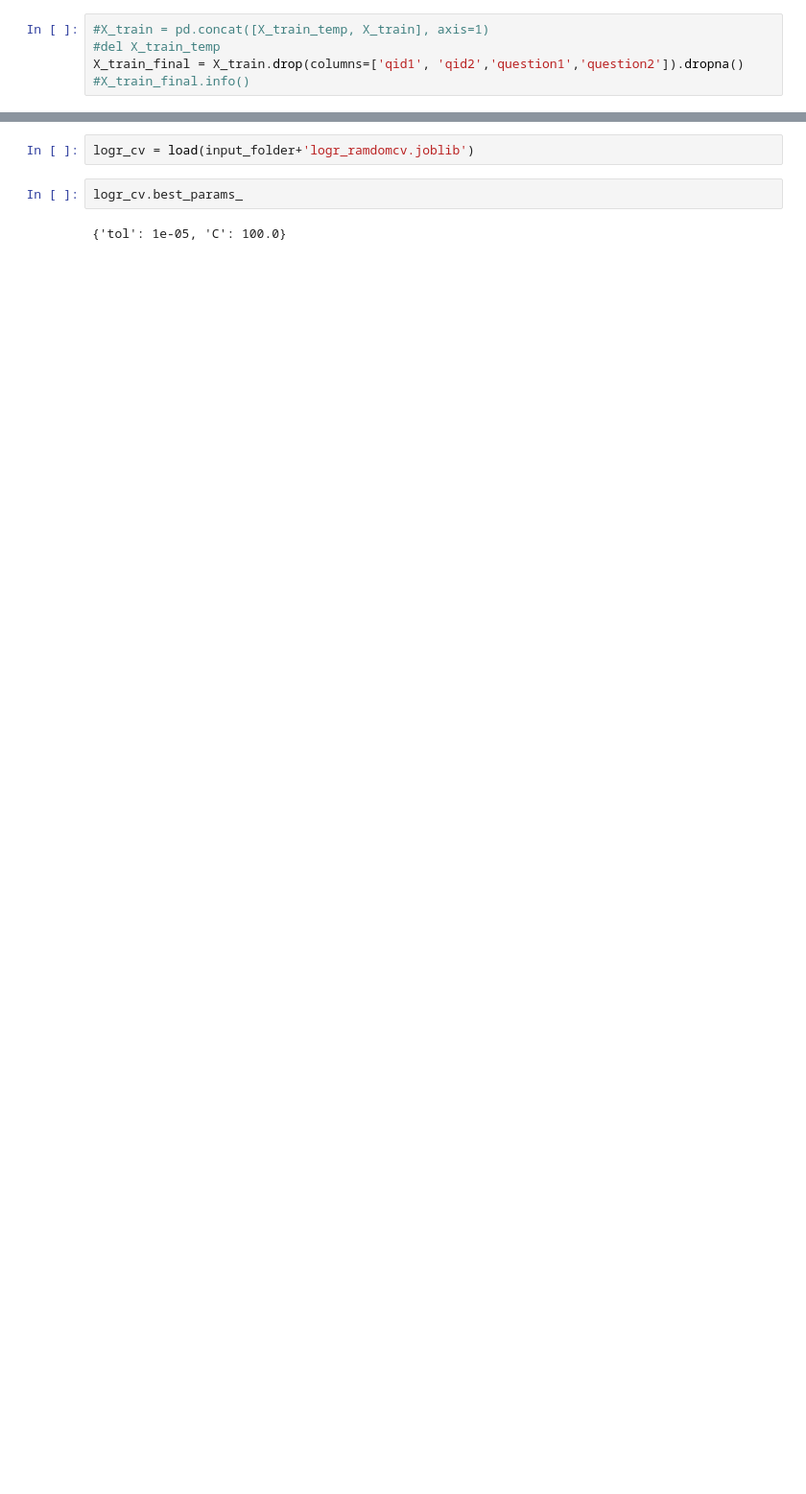
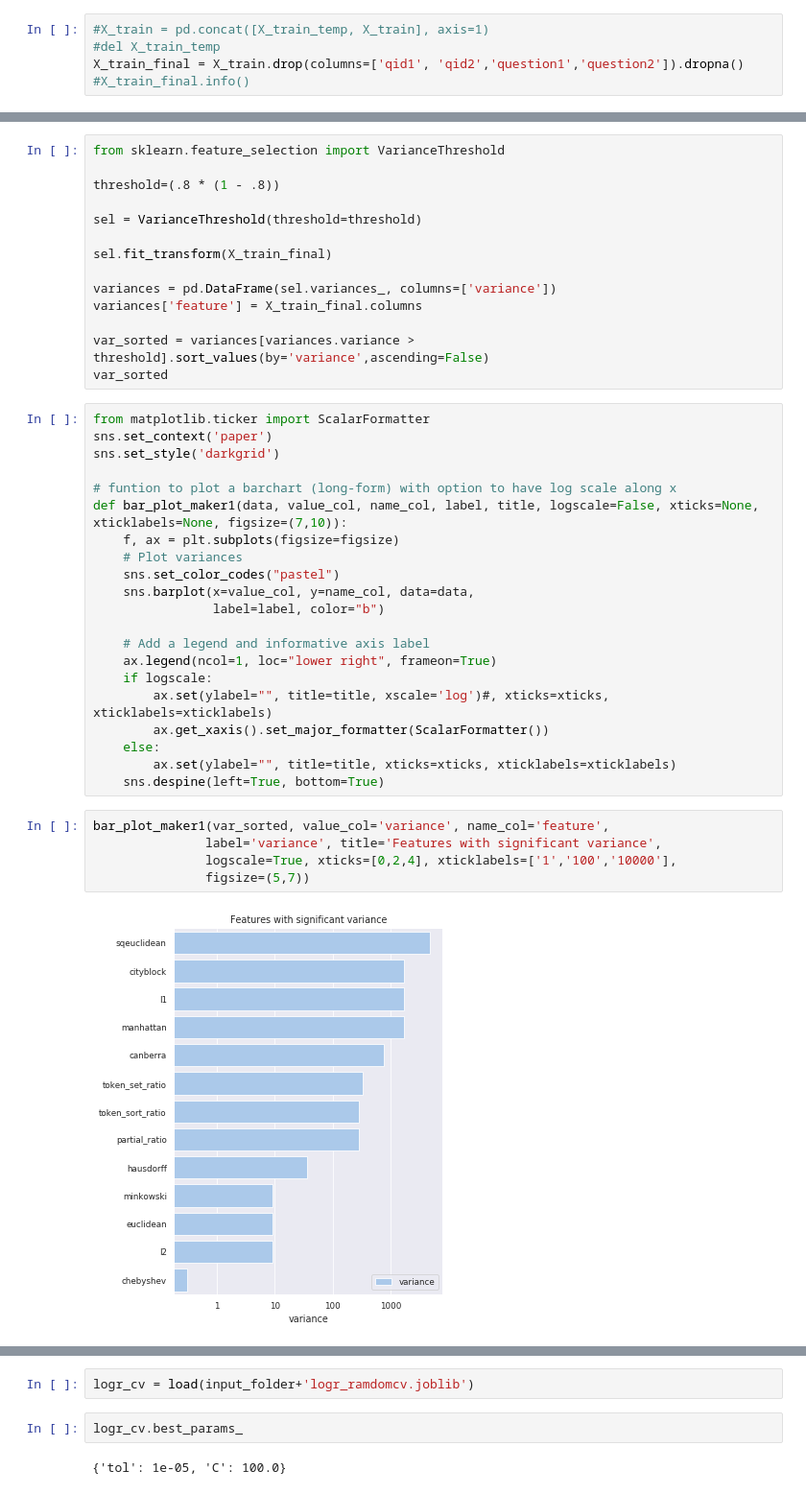
Before and after one commit to sirisurab/dupquest, a Jupyter notebook: src/tfidf_word2vec.ipynb, the cells around one changed output, grey strips where cells are left out. Shown at 96% size. Cells and saved outputs as stored; diff of their text form; blank space fills up the shorter version.

```diff
--- a/src/tfidf_word2vec.ipynb
+++ b/src/tfidf_word2vec.ipynb
@@ -859,0 +791,42 @@ y_train_final = y_train.loc[X_train_final.index]
+# %%
+from sklearn.feature_selection import VarianceThreshold
+
+threshold=(.8 * (1 - .8))
+
+sel = VarianceThreshold(threshold=threshold)
+
+sel.fit_transform(X_train_final)
+
+variances = pd.DataFrame(sel.variances_, columns=['variance'])
+variances['feature'] = X_train_final.columns
+
+var_sorted = variances[variances.variance > threshold].sort_values(by='variance',ascending=False)
+var_sorted
+# %%
+from matplotlib.ticker import ScalarFormatter
+sns.set_context('paper')
+sns.set_style('darkgrid')
+
+# funtion to plot a barchart (long-form) with option to have log scale along x
+def bar_plot_maker1(data, value_col, name_col, label, title, logscale=False, xticks=None, xticklabels=None, figsize=(7,10)):
+    f, ax = plt.subplots(figsize=figsize)
+    # Plot variances
+    sns.set_color_codes("pastel")
+    sns.barplot(x=value_col, y=name_col, data=data,
+                label=label, color="b")
+
+    # Add a legend and informative axis label
+    ax.legend(ncol=1, loc="lower right", frameon=True)
+    if logscale:
+        ax.set(ylabel="", title=title, xscale='log')#, xticks=xticks, xticklabels=xticklabels)
+        ax.get_xaxis().set_major_formatter(ScalarFormatter())
+    else:
+        ax.set(ylabel="", title=title, xticks=xticks, xticklabels=xticklabels)
+    sns.despine(left=True, bottom=True)
+# %%
+bar_plot_maker1(var_sorted, value_col='variance', name_col='feature',
+               label='variance', title='Features with significant variance',
+               logscale=True, xticks=[0,2,4], xticklabels=['1','100','10000'],
+               figsize=(5,7))
+# %% [output]
+[figure, added]
```
Also changed, not shown: parts of 282 cells of this notebook.
